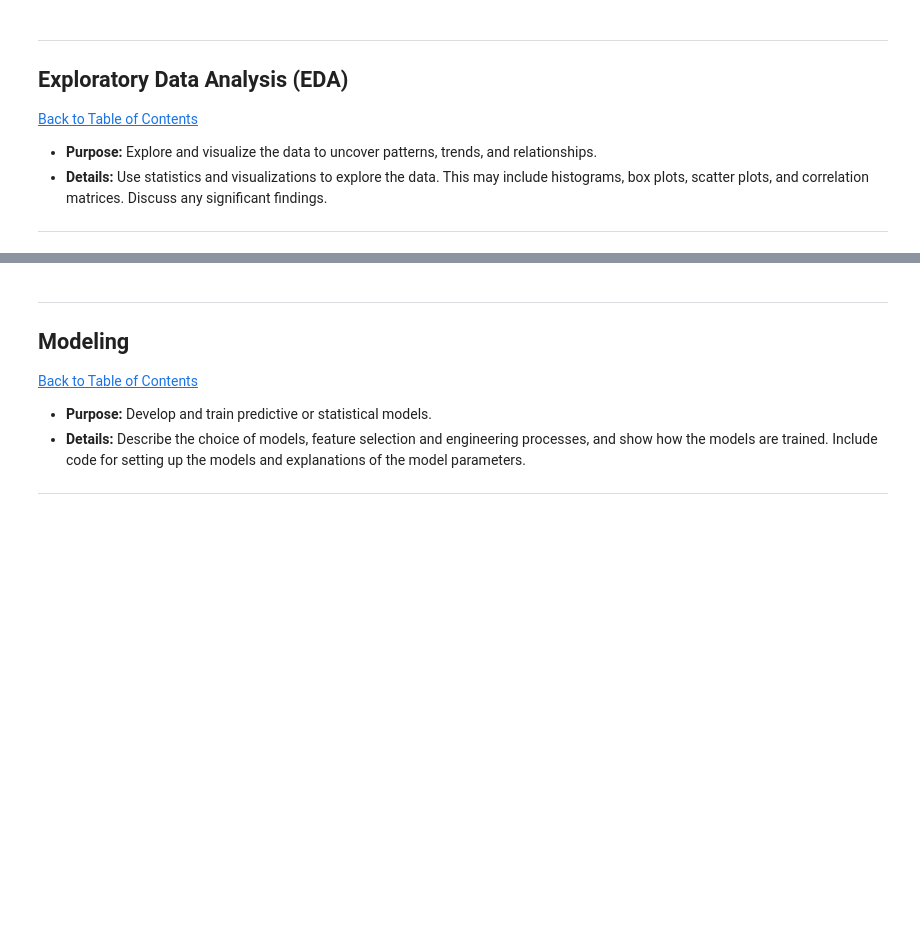
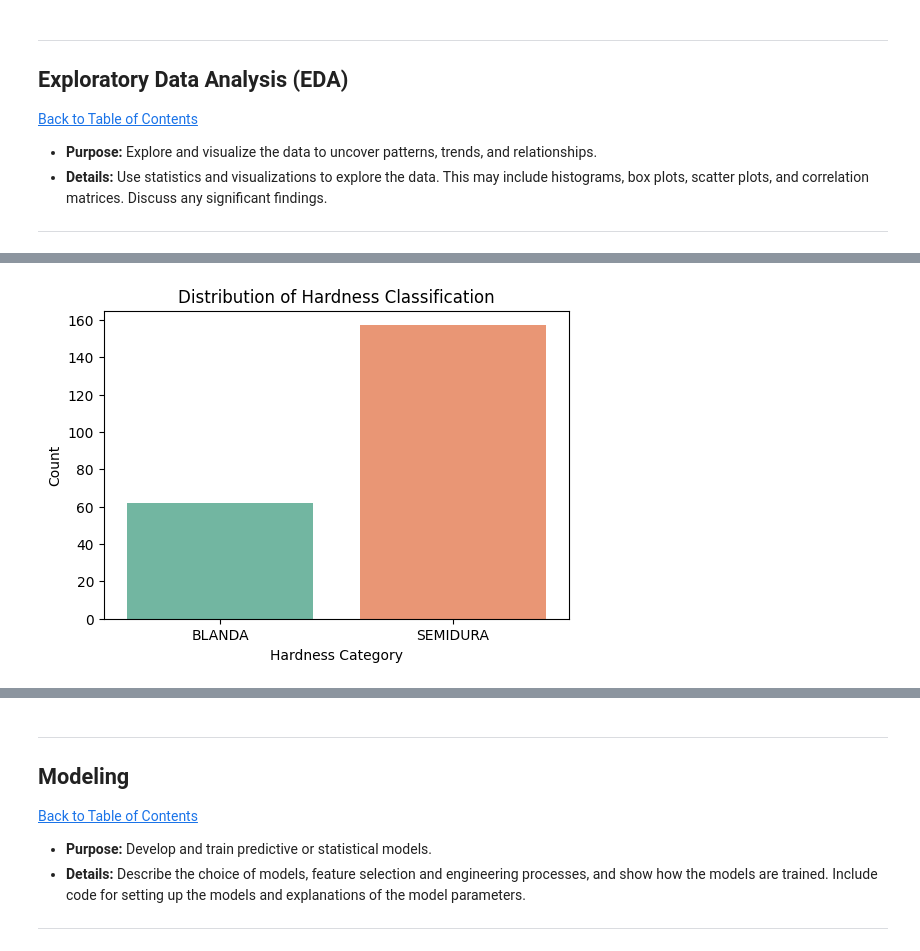
Before and after one commit to Jeremy809/Workplace, a Jupyter notebook: QCTO---Workplace-Module-Notebook-Template-4571.ipynb, the cells around one changed output, grey strips where cells are left out. Cells and saved outputs as stored; diff of their text form; code cells hidden in the pictures; blank space fills up the shorter version.

```diff
--- a/QCTO---Workplace-Module-Notebook-Template-4571.ipynb
+++ b/QCTO---Workplace-Module-Notebook-Template-4571.ipynb
@@ -358,0 +391,9 @@ dtype: int64
+# %%
+plt.figure(figsize=(6,4))
+sns.countplot(data=df, x='Hardness_Classification', palette='Set2')
+plt.title("Distribution of Hardness Classification")
+plt.xlabel("Hardness Category")
+plt.ylabel("Count")
+plt.show()
+# %% [output]
+[figure, added]
```
Also changed, not shown: parts of 8 cells of this notebook.
